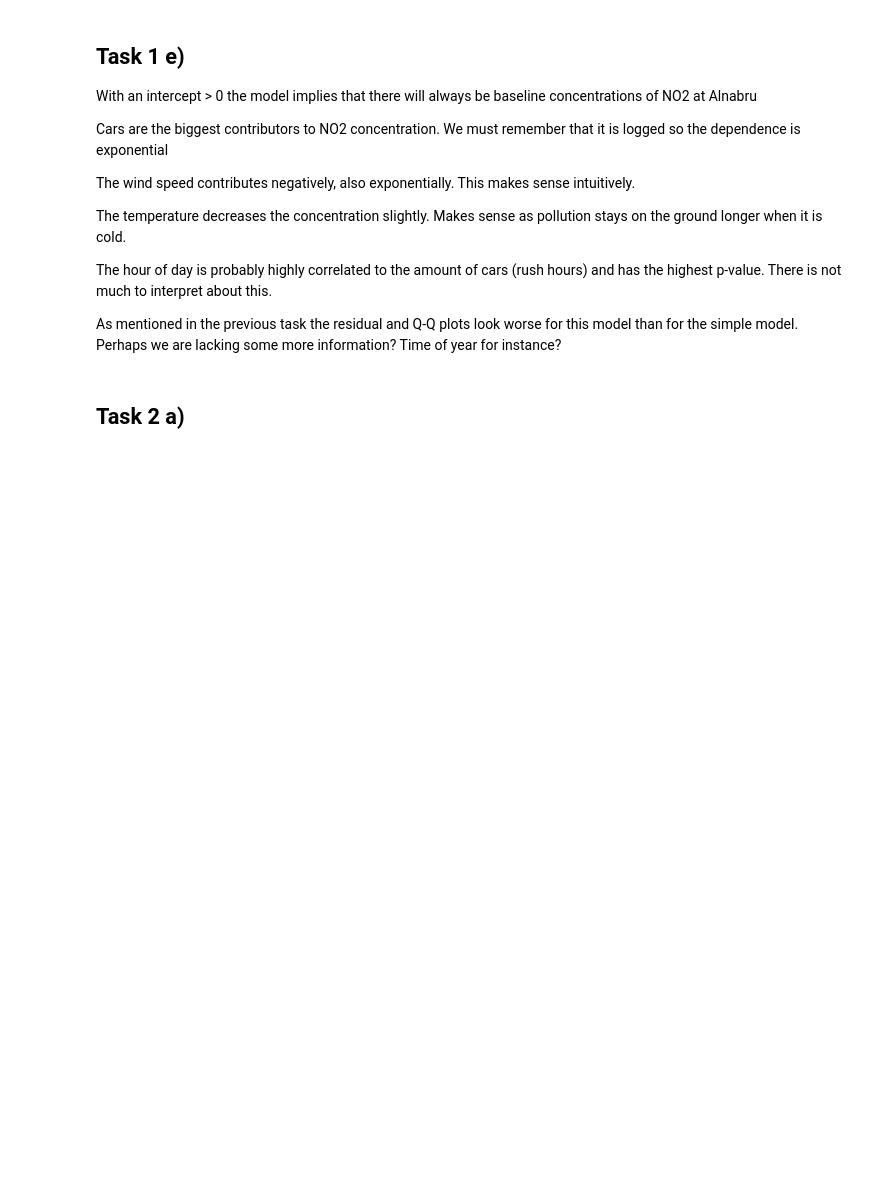
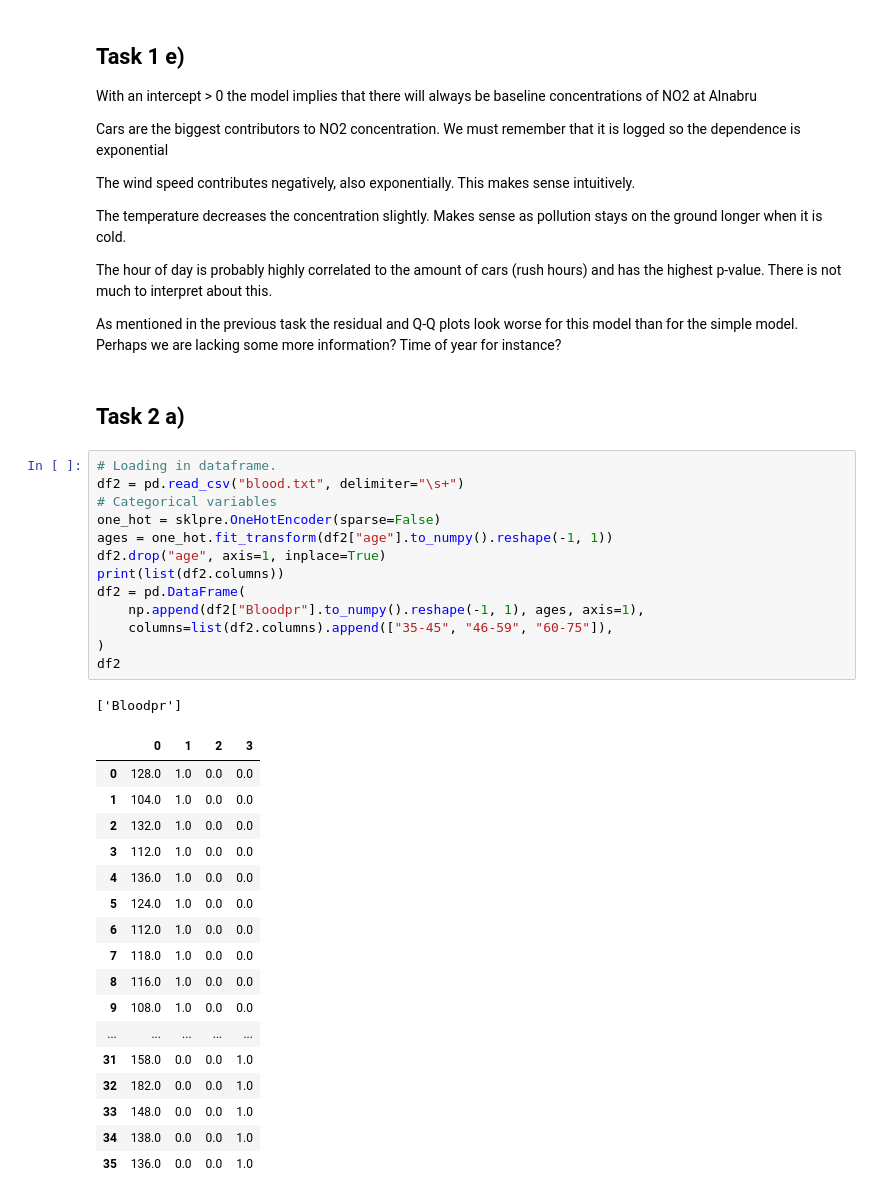
Before and after one commit to bernharl/STK4900-oblig1, a Jupyter notebook: oblig.ipynb, the cells around one changed output. Drawn from its saved outputs; the diff is of its cells as text; blank space fills up the shorter version.

```diff
--- a/oblig.ipynb
+++ b/oblig.ipynb
@@ -204,3 +205,35 @@ The hour of day is probably highly correlated to the amount of cars (rush hours)
 As mentioned in the previous task the residual and Q-Q plots look worse for this model than for the simple model. Perhaps we are lacking some more information? Time of year for instance?
 # %% [markdown]
 ## Task 2 a)
+# %%
+# Loading in dataframe.
+df2 = pd.read_csv("blood.txt", delimiter="\s+")
+# Categorical variables
+one_hot = sklpre.OneHotEncoder(sparse=False)
+ages = one_hot.fit_transform(df2["age"].to_numpy().reshape(-1, 1))
+df2.drop("age", axis=1, inplace=True)
+print(list(df2.columns))
+df2 = pd.DataFrame(
+    np.append(df2["Bloodpr"].to_numpy().reshape(-1, 1), ages, axis=1),
+    columns=list(df2.columns).append(["35-45", "46-59", "60-75"]),
+)
+df2
+# %% [output]
+['Bloodpr']
+|  | 0 | 1 | 2 | 3 |
+| 0 | 128.0 | 1.0 | 0.0 | 0.0 |
+| 1 | 104.0 | 1.0 | 0.0 | 0.0 |
+| 2 | 132.0 | 1.0 | 0.0 | 0.0 |
+| 3 | 112.0 | 1.0 | 0.0 | 0.0 |
+| 4 | 136.0 | 1.0 | 0.0 | 0.0 |
+| 5 | 124.0 | 1.0 | 0.0 | 0.0 |
+| 6 | 112.0 | 1.0 | 0.0 | 0.0 |
+| 7 | 118.0 | 1.0 | 0.0 | 0.0 |
+| 8 | 116.0 | 1.0 | 0.0 | 0.0 |
+| 9 | 108.0 | 1.0 | 0.0 | 0.0 |
+| ... | ... | ... | ... | ... |
+| 31 | 158.0 | 0.0 | 0.0 | 1.0 |
+| 32 | 182.0 | 0.0 | 0.0 | 1.0 |
+| 33 | 148.0 | 0.0 | 0.0 | 1.0 |
+| 34 | 138.0 | 0.0 | 0.0 | 1.0 |
+| 35 | 136.0 | 0.0 | 0.0 | 1.0 |
```
Also changed, not shown: parts of 2 cells of this notebook.
